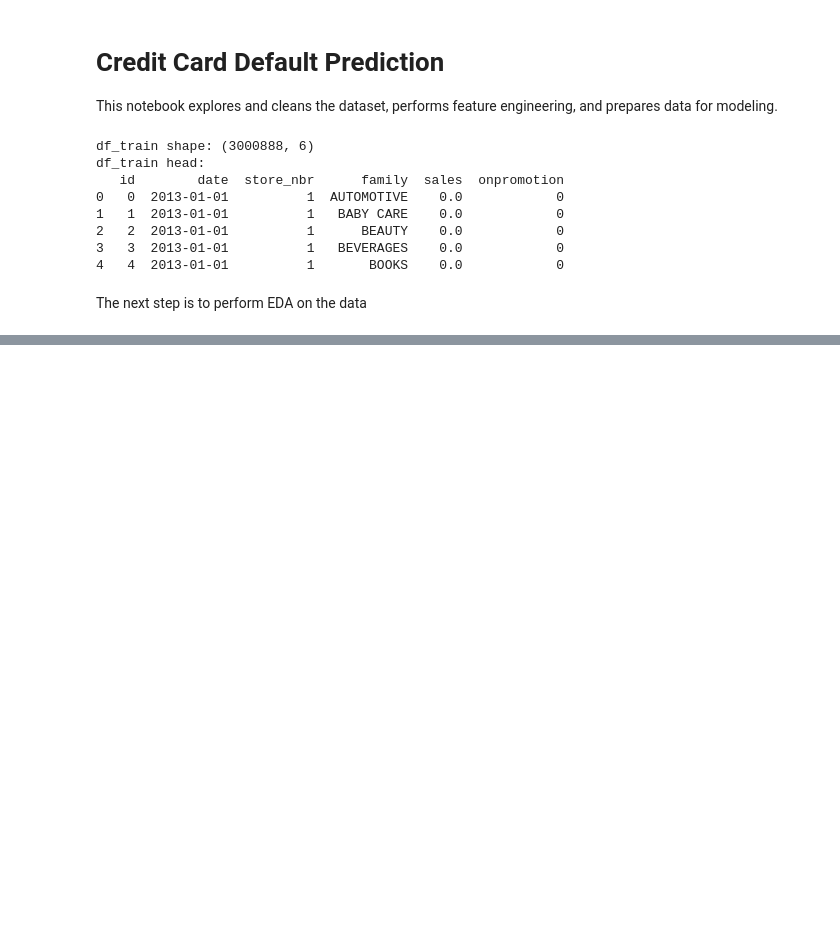
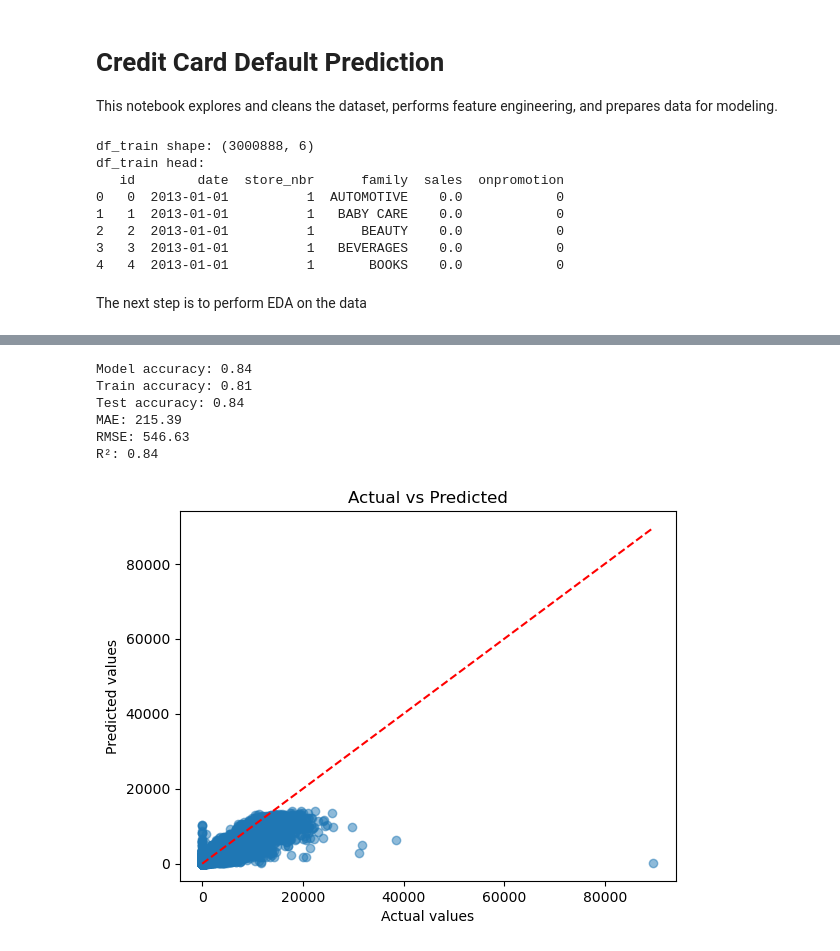
Before and after one commit to xblam/store_sales_predictions, a Jupyter notebook: notebooks/01_clean_and_EDA.ipynb, the cells around one changed output, grey strips where cells are left out. Cells and saved outputs as stored; diff of their text form; code cells hidden in the pictures; blank space fills up the shorter version.

```diff
--- a/notebooks/01_clean_and_EDA.ipynb
+++ b/notebooks/01_clean_and_EDA.ipynb
@@ -151,0 +151,13 @@ R²: 0.76
+# %%
+# now I will try to add some features to the model, and see how the performance changes
+df_train['date'] = pd.to_datetime(df_train['date']) # format it to the right date
+df_train['month'] = df_train['date'].dt.month
+df_train['day_of_week'] = df_train['date'].dt.dayofweek
+df_train['is_weekend'] = df_train['day_of_week'].isin([5, 6]).astype(int) # 1 if weekend, 0 if not
+
+# also include features like store average sales, family average sales, etc
+df_train['store_avg_sales'] = df_train.groupby('store_nbr')['sales'].transform('mean')
+
+print(df_train.head())
+
+print(df_train.info())
@@ -151,0 +182,51 @@ R²: 0.76
+# %%
+# now we just basically run the same model while including the new features
+features = (col for col in df_train.columns if col not in ['sales', 'date', 'id'])
+x = df_train[features]
+x = pd.get_dummies(x, columns=['family'], drop_first=True)
+y = df_train['sales']
+
+x_train, x_test, y_train, y_test = train_test_split(x, y, test_size=0.2, random_state=305, shuffle=False)
+
+model = XGBRegressor(
+    n_estimators=100,
+    max_depth=3,
+    learning_rate=0.1,
+    random_state=305
+)
+
+model.fit(x_train, y_train)
+
+y_pred = model.predict(x_test)
+accuracy = model.score(x_test, y_test)
+print(f"Model accuracy: {accuracy:.2f}")
+
+# once we have the model, we now want to evaluate it
+train_acc = model.score(x_train, y_train)
+test_acc = model.score(x_test, y_test)
+print(f"Train accuracy: {train_acc:.2f}")
+print(f"Test accuracy: {test_acc:.2f}")
+
+y_pred = model.predict(x_test)
+mse = mean_squared_error(y_test, y_pred)
+rmse = root_mean_squared_error(y_test, y_pred)
+mae = mean_absolute_error(y_test, y_pred)
+r2 = r2_score(y_test, y_pred)
+
+print(f"MAE: {mae:.2f}") # this is very large, given that the average sales is around 360
+print(f"RMSE: {rmse:.2f}") # this is also large, which means we are getting lots of large errors
+print(f"R²: {r2:.2f}")
+plt.scatter(y_test, y_pred, alpha=0.5) # plot the predictions and the actual values
+plt.xlabel("Actual values")
+plt.ylabel("Predicted values")
+plt.title("Actual vs Predicted")
+plt.plot([y_test.min(), y_test.max()], [y_test.min(), y_test.max()], 'r--')
+plt.show()
+# %% [output]
+Model accuracy: 0.84
+Train accuracy: 0.81
+Test accuracy: 0.84
+MAE: 215.39
+RMSE: 546.63
+R²: 0.84
+[figure, added]
```
Also changed, not shown: parts of 2 cells of this notebook.
